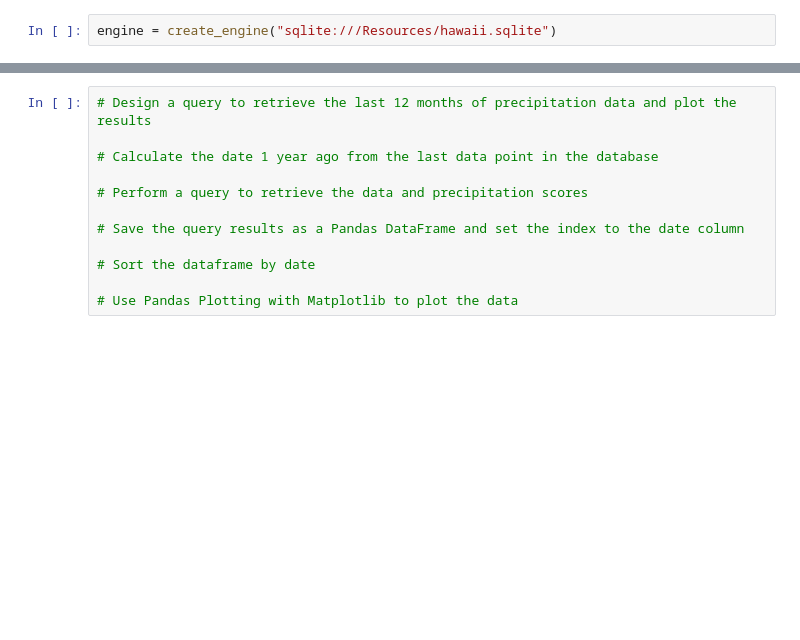
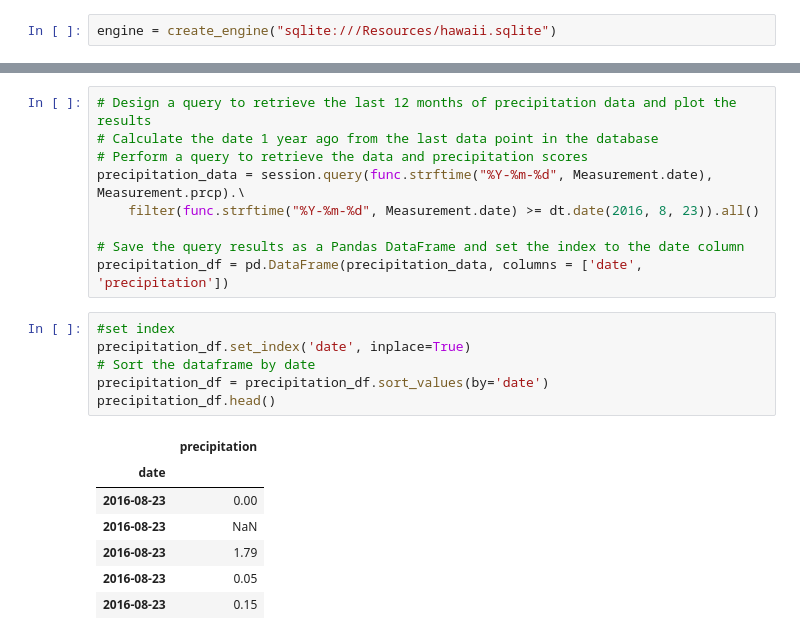
Before and after one commit to AmosJAMcLovin/sqlalchemy-challenge, a Jupyter notebook: climate_app.ipynb, the cells around one changed output, grey strips where cells are left out. Drawn from its saved outputs; the diff is of its cells as text; blank space fills up the shorter version.

```diff
--- a/climate_app.ipynb
+++ b/climate_app.ipynb
@@ -28,12 +46,23 @@ engine = create_engine("sqlite:///Resources/hawaii.sqlite")
 # %%
 # Design a query to retrieve the last 12 months of precipitation data and plot the results
-
 # Calculate the date 1 year ago from the last data point in the database
-
 # Perform a query to retrieve the data and precipitation scores
+precipitation_data = session.query(func.strftime("%Y-%m-%d", Measurement.date), Measurement.prcp).\
+    filter(func.strftime("%Y-%m-%d", Measurement.date) >= dt.date(2016, 8, 23)).all()
 
 # Save the query results as a Pandas DataFrame and set the index to the date column
-
-# Sort the dataframe by date
-
-# Use Pandas Plotting with Matplotlib to plot the data
+precipitation_df = pd.DataFrame(precipitation_data, columns = ['date', 'precipitation'])
+# %%
+#set index
+precipitation_df.set_index('date', inplace=True)
+# Sort the dataframe by date
+precipitation_df = precipitation_df.sort_values(by='date')
+precipitation_df.head()
+# %% [output]
+|  | precipitation |
+| date |  |
+| 2016-08-23 | 0.00 |
+| 2016-08-23 | NaN |
+| 2016-08-23 | 1.79 |
+| 2016-08-23 | 0.05 |
+| 2016-08-23 | 0.15 |
```
Also changed, not shown: parts of 15 cells of this notebook.
